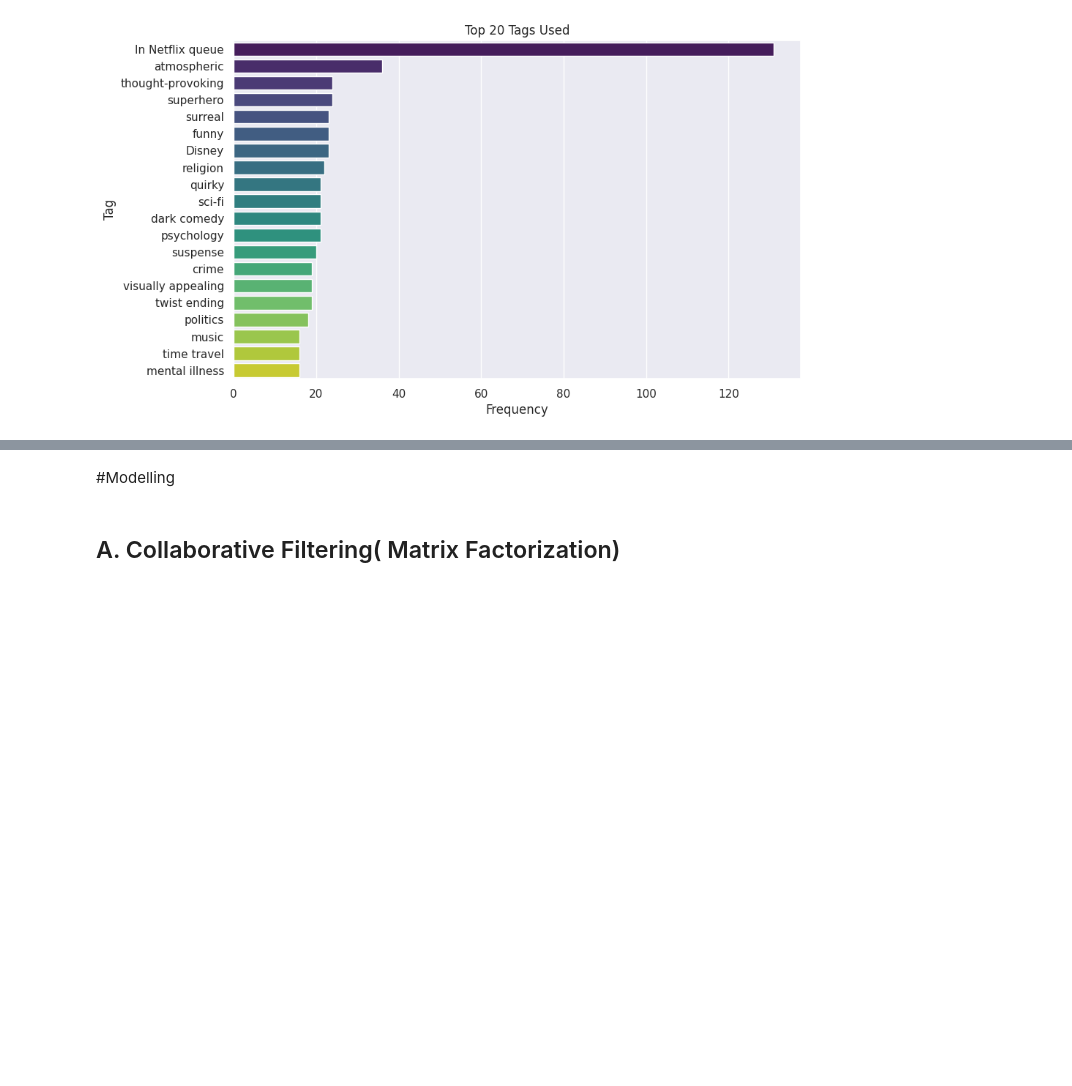
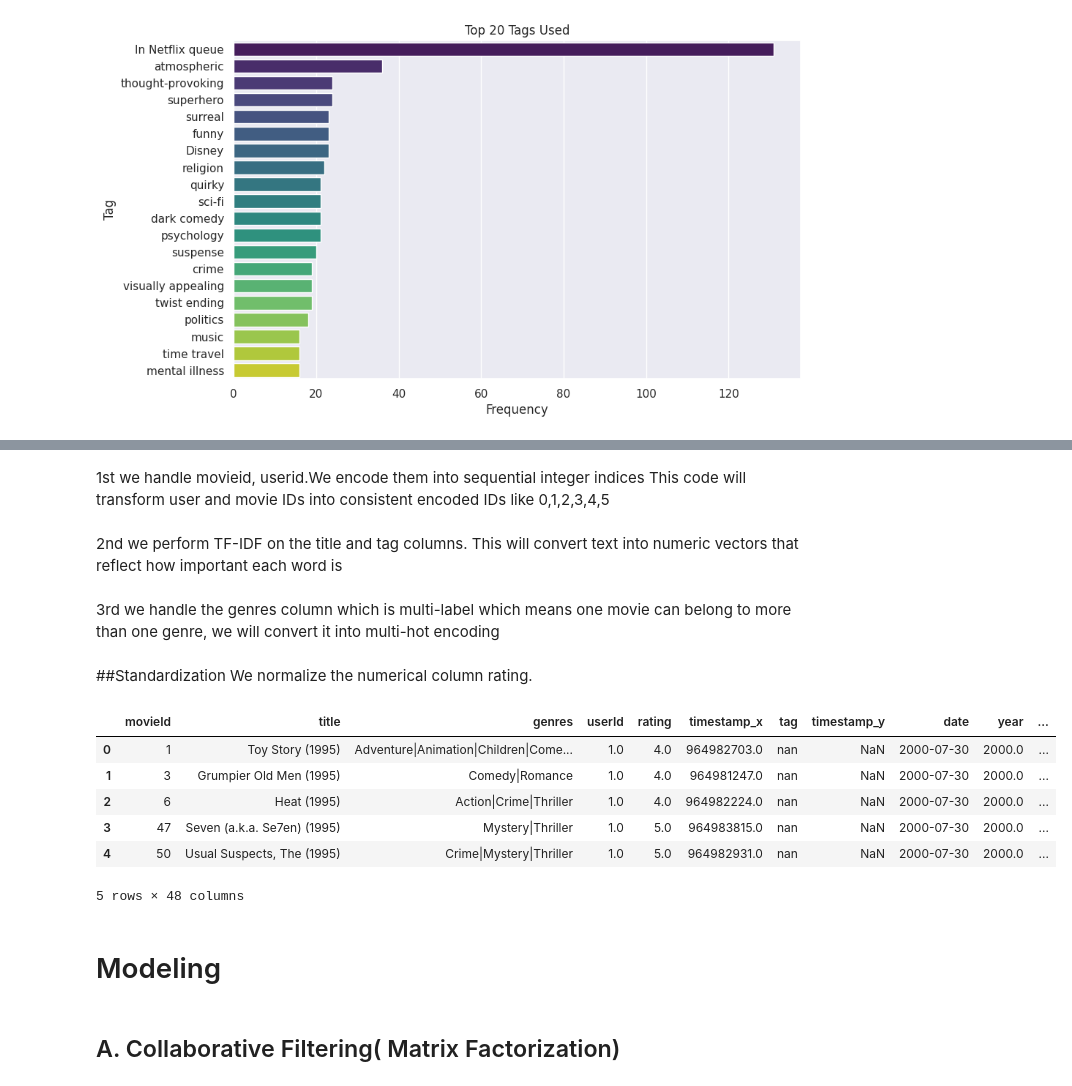
Before and after one commit to Ezekiel1991/Group-8-Phase-4-Project--Recommendation-Systems, a Jupyter notebook: Group_8_Phase_4_Project.ipynb, the cells around one changed output, grey strips where cells are left out. Cells and saved outputs as stored; diff of their text form; code cells hidden in the pictures; blank space fills up the shorter version.

```diff
--- a/Group_8_Phase_4_Project.ipynb
+++ b/Group_8_Phase_4_Project.ipynb
@@ -352,0 +390,7 @@ plt.show()
+# %%
+#replace missing values
+movie_data['title'] = movie_data['title'].astype(str).fillna('')
+movie_data['tag'] = movie_data['tag'].astype(str).fillna('')
+movie_data['genres'] = movie_data['genres'].astype(str).fillna('')
+movie_data['rating'] = movie_data['rating'].fillna(movie_data['rating'].mean())
+movie_data = movie_data.dropna(subset=['userId'])
@@ -352,0 +401,11 @@ plt.show()
+# %% [markdown]
+1st we handle movieid, userid.We encode them into sequential integer indices This code will transform user and movie IDs into consistent encoded IDs like 0,1,2,3,4,5
+# %%
+#movieid and userid
+user_encoder = LabelEncoder()
+movie_encoder = LabelEncoder()
+
+movie_data['userId_encoded'] = user_encoder.fit_transform(movie_data['userId'])
+movie_data['movieId_encoded'] = movie_encoder.fit_transform(movie_data['movieId'])
+# %% [markdown]
+2nd we perform TF-IDF on the title and tag columns. This will convert text into numeric vectors that reflect how important each word is
@@ -353,5 +419,33 @@ plt.show()
+# %% [markdown]
+3rd we handle the genres column which is multi-label which means one movie can belong to more than one genre, we will convert it into multi-hot encoding
+# %%
+#Fill NaNs and split genres
+movie_data['genres'] = movie_data['genres'].astype(str).fillna('')
+
+#Get all unique genres
+all_genres = set(g for genre_list in movie_data['genres'] for g in genre_list)
+
+#Create binary columns for each genre
+for genre in all_genres:
+    movie_data[f'genre_{genre}'] = movie_data['genres'].apply(lambda x: int(genre in x))
+# %% [markdown]
+##Standardization
+We normalize the numerical column rating.
+# %%
+scaler = MinMaxScaler()
+movie_data['rating_normalized'] = scaler.fit_transform(movie_data[['rating']])
+# %%
+movie_data.head()
+# %% [output]
+|  | movieId | title | genres | userId | rating | timestamp_x | tag | timestamp_y | date | year | ... |
+| 0 | 1 | Toy Story (1995) | Adventure|Animation|Children|Come... | 1.0 | 4.0 | 964982703.0 | nan | NaN | 2000-07-30 | 2000.0 | ... |
+| 1 | 3 | Grumpier Old Men (1995) | Comedy|Romance | 1.0 | 4.0 | 964981247.0 | nan | NaN | 2000-07-30 | 2000.0 | ... |
+| 2 | 6 | Heat (1995) | Action|Crime|Thriller | 1.0 | 4.0 | 964982224.0 | nan | NaN | 2000-07-30 | 2000.0 | ... |
+| 3 | 47 | Seven (a.k.a. Se7en) (1995) | Mystery|Thriller | 1.0 | 5.0 | 964983815.0 | nan | NaN | 2000-07-30 | 2000.0 | ... |
+| 4 | 50 | Usual Suspects, The (1995) | Crime|Mystery|Thriller | 1.0 | 5.0 | 964982931.0 | nan | NaN | 2000-07-30 | 2000.0 | ... |
+5 rows × 48 columns
 # %% [markdown]
-#Modelling
+# Modeling
 # %% [markdown]
 ## A. Collaborative Filtering( Matrix Factorization)
 # %% [markdown]
```
Also changed, not shown: parts of 10 cells of this notebook.
